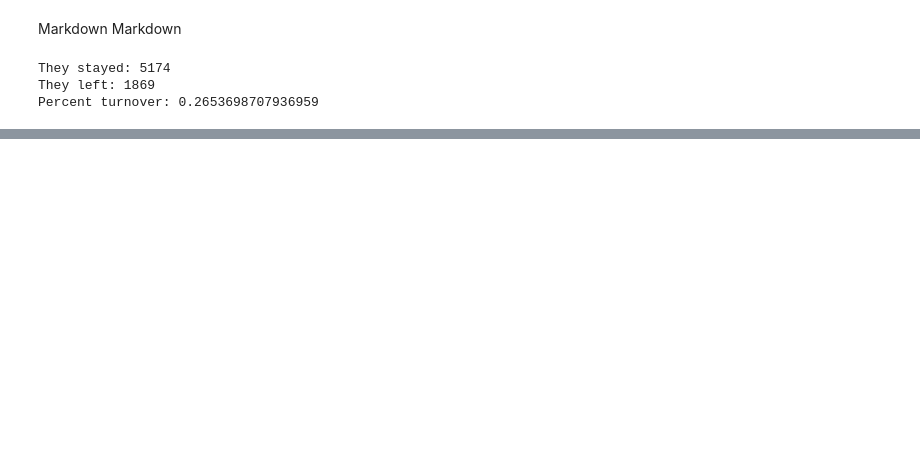
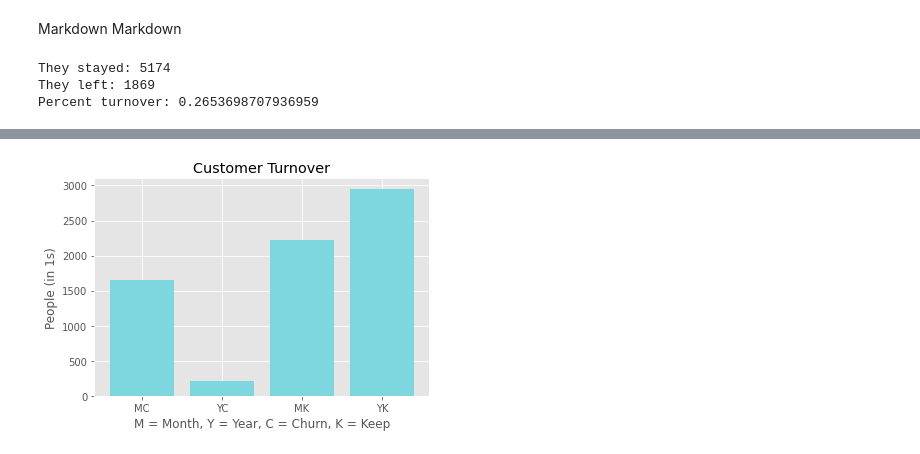
Before and after one commit to AchyDaMan/FinalProject_TelcoChurn, a Jupyter notebook: FinalProject_TelcoChurn.ipynb, the cells around one changed output, grey strips where cells are left out. Cells and saved outputs as stored; diff of their text form; code cells hidden in the pictures; blank space fills up the shorter version.

```diff
--- a/FinalProject_TelcoChurn.ipynb
+++ b/FinalProject_TelcoChurn.ipynb
@@ -30,0 +108,15 @@ Percent turnover: 0.2653698707936959
+# %%
+#Bar Graph Time!
+
+plt.style.use('ggplot')
+x = ['MC', 'YC', 'MK', 'YK']
+y = [monthlyChurn, yearlyChurn, monthlyKeep, yearlyKeep]
+x_pos = np.arange(len(x))
+plt.bar(x_pos, y, color='#7ed6df')
+plt.xlabel("M = Month, Y = Year, C = Churn, K = Keep")
+plt.ylabel("People (in 1s)")
+plt.title("Customer Turnover")
+plt.xticks(x_pos, x)
+plt.show()
+# %% [output]
+[figure, added]
```
Also changed, not shown: parts of 5 cells of this notebook.
